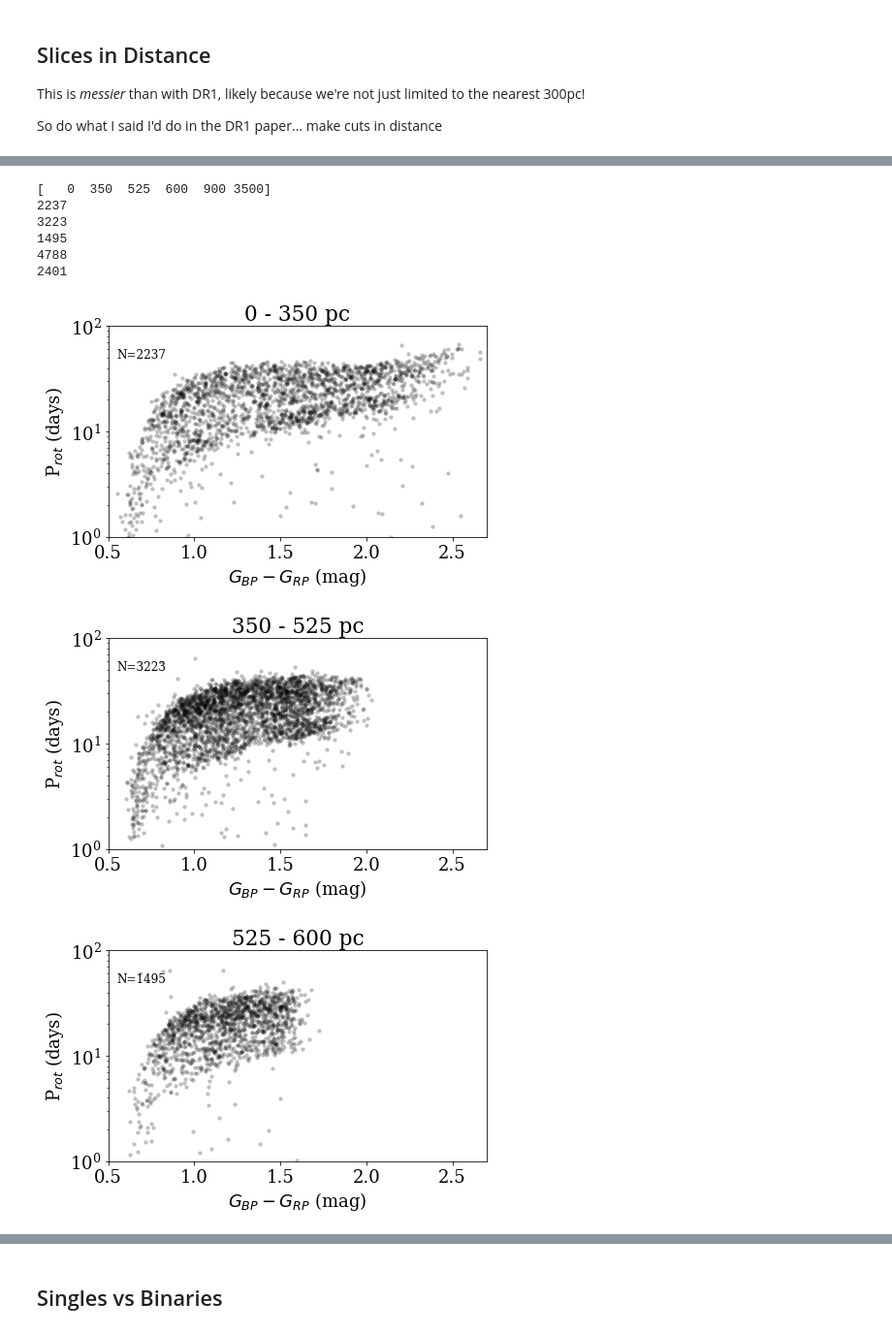
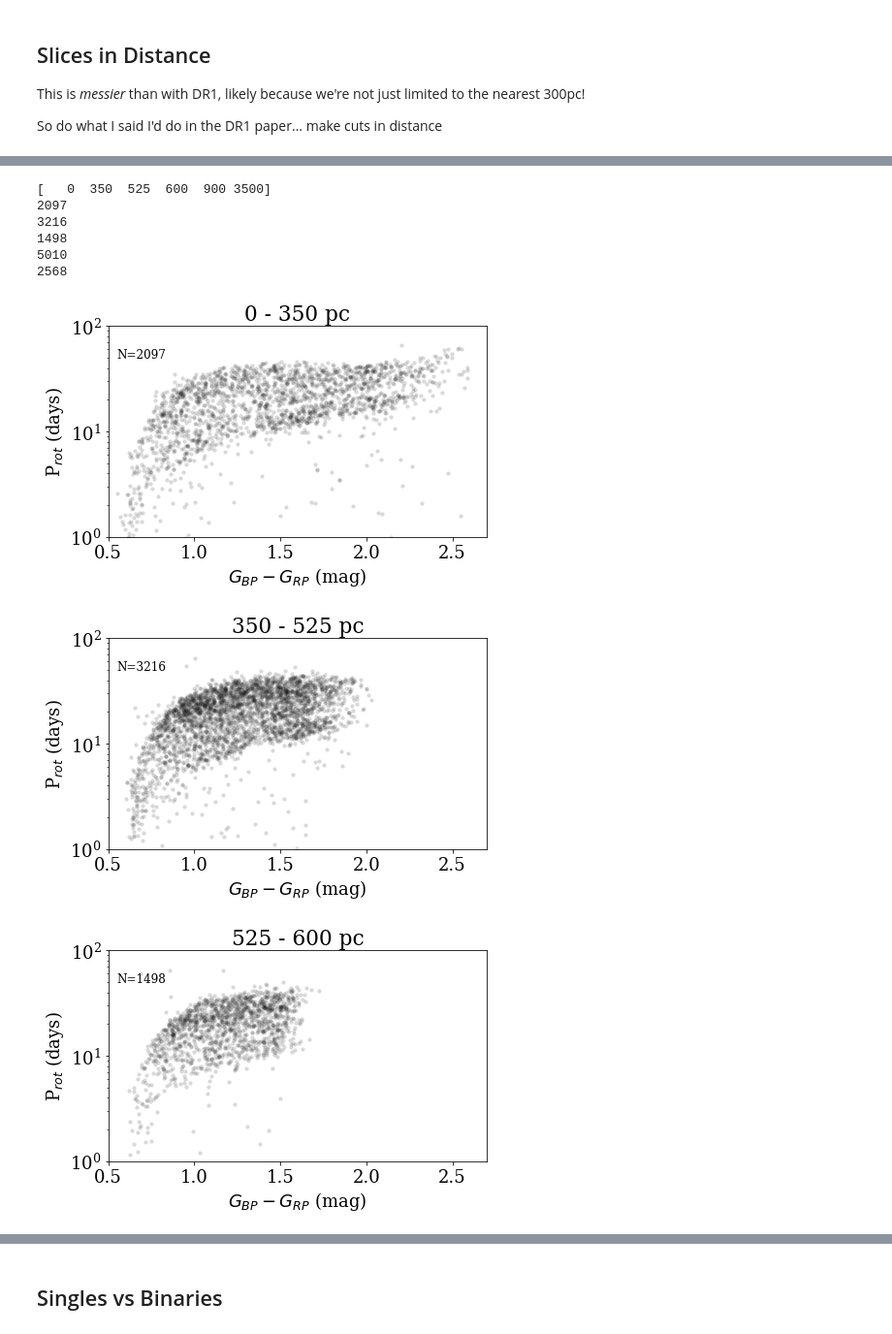
Before and after one commit to jradavenport/gaia2_kep_rot, a Jupyter notebook: notebooks/explore.ipynb, the cells around one changed output, grey strips where cells are left out. Shown at 97% size. Cells and saved outputs as stored; diff of their text form; code cells hidden in the pictures.

```diff
--- a/notebooks/explore.ipynb
+++ b/notebooks/explore.ipynb
@@ -17,7 +17,7 @@ Megan Bedell made an awesome cross-match available, which was online by the time
 
 Let's match this to the McQuillan+2014 rotation catalog using Pandas & a join
 # %%
-Gfile = '../data/kepler_dr2_4arcsec.fits' # from http://gaia-kepler.fun, thanks to M. Bedell
+Gfile = '../data/kepler_dr2_1arcsec.fits' # from http://gaia-kepler.fun, thanks to M. Bedell
 data = Table.read(Gfile, format='fits')
 # %%
 gaia = data.to_pandas()
@@ -66,6 +104,8 @@ plt.ylim(0,1)
 # %%
 ok = np.where(np.isfinite(df[u'parallax']) & # this is basically the same as the TGAS file...
               (df[u'parallax_error'] < 0.1) &
+              (gaia[u'r_modality_flag'] == 1) &
+              (gaia[u'r_result_flag'] == 1) &
               np.isfinite(df[u'bp_rp']) &
               (df[u'phot_bp_mean_flux_error']/df[u'phot_bp_mean_flux'] < 0.01) &
               (df[u'phot_rp_mean_flux_error']/df[u'phot_rp_mean_flux'] < 0.01) &
@@ -138,7 +183,7 @@ Now select things in a plausible main sequence region
 # %%
 Mg_iso = np.interp(df[u'bp_rp'].values[ok], iso['G_BPmag'].values[iok] - iso['G_RPmag'].values[iok],
                    iso['Gmag'].values[iok])
-delta_mag = Mg_iso - (df[u'phot_g_mean_mag'].values[ok] + 5. * np.log10(df[u'parallax'].values[ok]/1000.)  + 5)
+delta_mag = Mg_iso - (df[u'phot_g_mean_mag'].values[ok] - 5. * np.log10(df[u'r_est'].values[ok])  + 5)
 # %%
 dok = np.isfinite(delta_mag)
 delta_mag[dok]
@@ -310,7 +378,7 @@ This is *messier* than with DR1, likely because we're not just limited to the ne
 
 So do what I said I'd do in the DR1 paper... make cuts in distance
 # %%
-dist = 1000./ df[u'parallax'].values[ok][msok]
+dist = df[u'r_est'].values[ok][msok]
 
 _ = plt.hist(dist, histtype='step', color='k', bins=100)
 plt.xlabel('Dist (pc)')
@@ -329,32 +397,32 @@ for k in range(len(dbins)-1):
     print(sum((dist >= dbins[k]) & (dist < dbins[k+1])))
 # %% [output]
 [   0  350  525  600  900 3500]
-2237
-3223
-1495
-4788
-2401
+2097
+3216
+1498
+5010
+2568
 # %%
 # dbins = np.array([0, 300, 450, 525, 600, 700, 800, 900, 1100, 3500])
 dbins = np.array([0, 350, 525, 600, 900, 3500])
 
 for k in range(len(dbins)-1):
     dd = np.where((dist >= dbins[k]) & (dist < dbins[k+1]))
 
     plt.figure(figsize=(7,4))
     plt.scatter(df[u'bp_rp'].values[ok][msok][dd], df[u'Prot'].values[ok][msok][dd],
-                s=18, alpha=0.25, c='k', lw=0, rasterized=True)
+                s=18, alpha=0.15, c='k', lw=0, rasterized=False)
 
     plt.text(0.55,50, 'N='+str(np.size(dd)), fontsize=12)
     plt.yscale('log')
     plt.xlabel('$G_{BP} - G_{RP}$ (mag)')
     plt.ylabel('P$_{rot}$ (days)');
     plt.xlim(0.5,2.7)
     plt.ylim(1,100)
     plt.title(str(dbins[k]) + ' - ' + str(dbins[k+1]) + ' pc')
     plt.savefig('../figures/rot_dist_'+str(dbins[k]) + ftype, dpi=300, bbox_inches='tight', pad_inches=0.25)
     plt.show()
 # %% [output]
-[figure, old version]
+[figure, new version]
-[figure, old version]
+[figure, new version]
-[figure, old version]
+[figure, new version]
```
Also changed, not shown: parts of 33 cells of this notebook, 1 other file.
